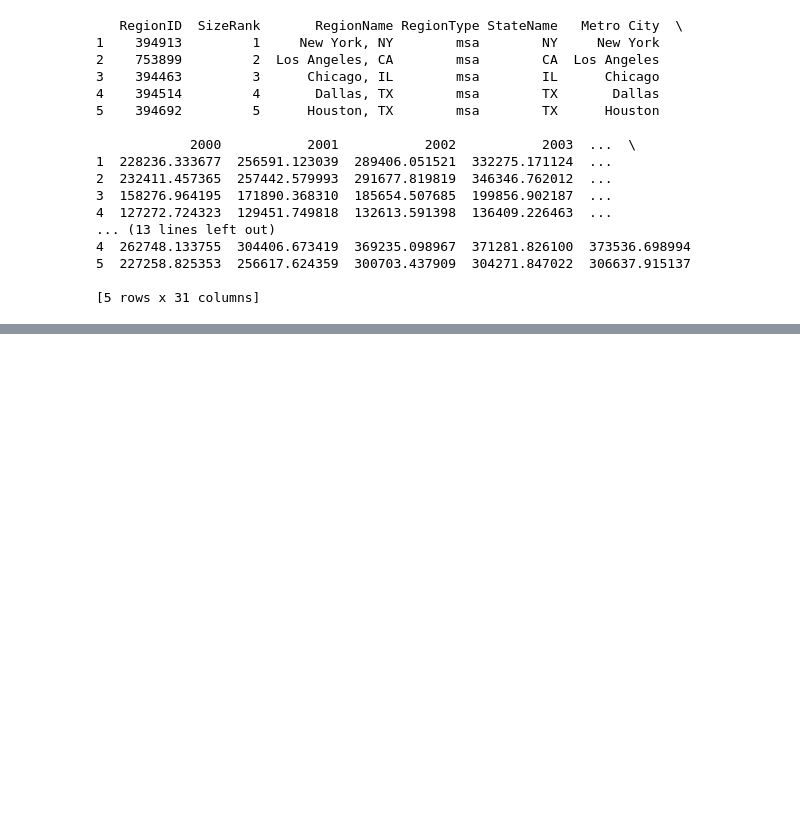
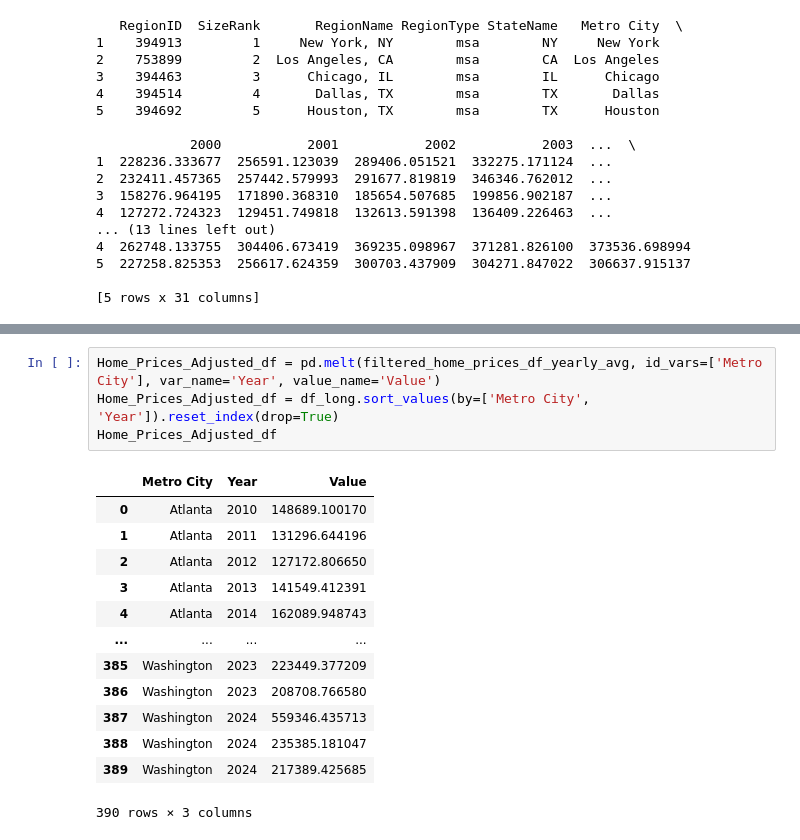
Before and after one commit to tsjohns9/ai-project-2, a Jupyter notebook: House_Prices.ipynb, the cells around one changed output, grey strips where cells are left out. Drawn from its saved outputs; the diff is of its cells as text; blank space fills up the shorter version.

```diff
--- a/House_Prices.ipynb
+++ b/House_Prices.ipynb
@@ -147,3 +147,21 @@ filtered_home_prices_df_yearly_avg
 | 637 | Washington | 129056.989055 | 120440.298609 | 120318.060949 | 118021.123129 | 116326.491791 | 122184.744601 | 131558.905532 | 133555.651357 | 138465.325070 | 144504.050793 | ... |
 | 761 | Washington | NaN | NaN | 111039.975085 | 115170.766971 | 116489.510646 | 117979.242411 | 122873.193007 | 129918.783900 | 137783.702815 | 145542.038895 | ... |
 | 787 | Miami | 69315.487754 | 64977.040673 | 66416.500907 | 70964.437847 | 71623.697500 | 70038.518089 | 69705.782787 | 74501.996261 | 79564.756243 | 81129.193508 | ... |
+# %%
+Home_Prices_Adjusted_df = pd.melt(filtered_home_prices_df_yearly_avg, id_vars=['Metro City'], var_name='Year', value_name='Value')
+Home_Prices_Adjusted_df = df_long.sort_values(by=['Metro City', 'Year']).reset_index(drop=True)
+Home_Prices_Adjusted_df
+# %% [output]
+|  | Metro City | Year | Value |
+| 0 | Atlanta | 2010 | 148689.100170 |
+| 1 | Atlanta | 2011 | 131296.644196 |
+| 2 | Atlanta | 2012 | 127172.806650 |
+| 3 | Atlanta | 2013 | 141549.412391 |
+| 4 | Atlanta | 2014 | 162089.948743 |
+| ... | ... | ... | ... |
+| 385 | Washington | 2023 | 223449.377209 |
+| 386 | Washington | 2023 | 208708.766580 |
+| 387 | Washington | 2024 | 559346.435713 |
+| 388 | Washington | 2024 | 235385.181047 |
+| 389 | Washington | 2024 | 217389.425685 |
+390 rows × 3 columns
```
